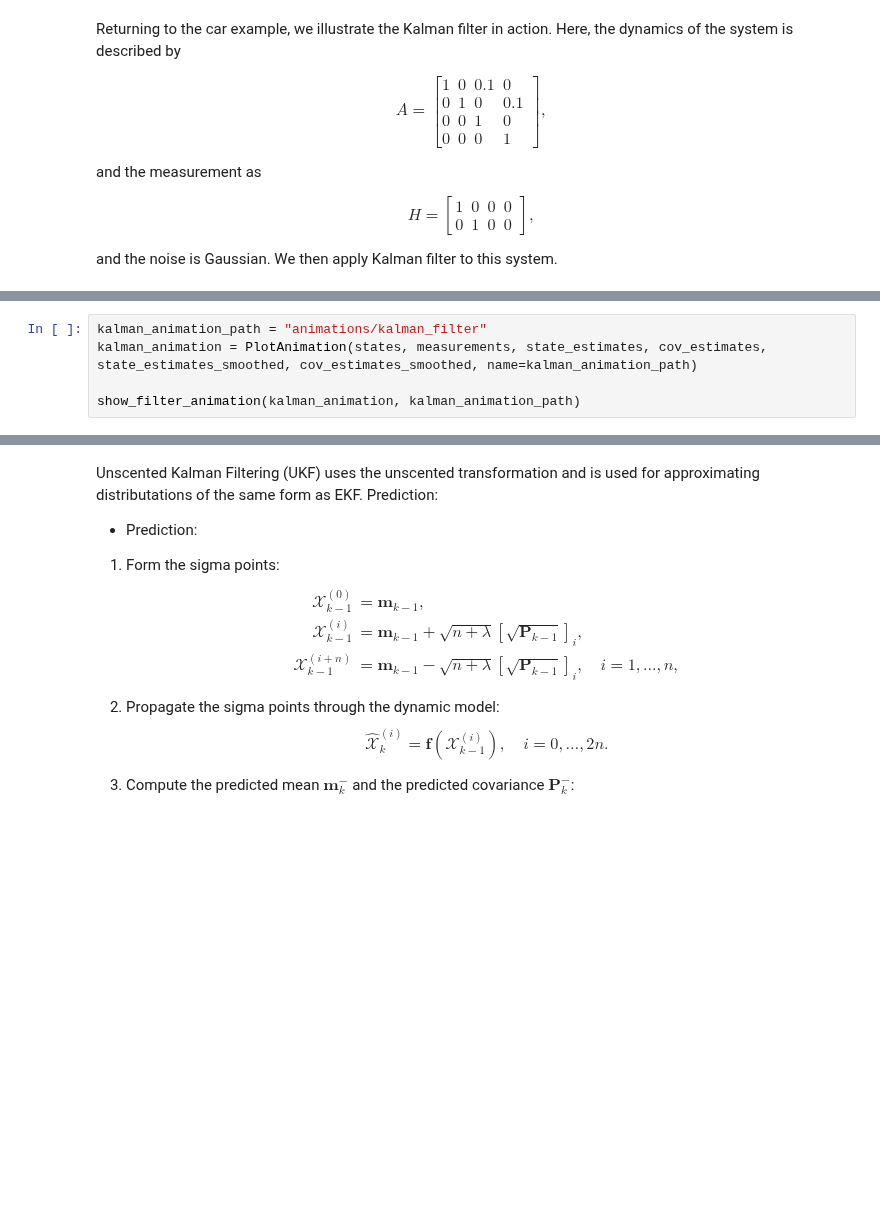
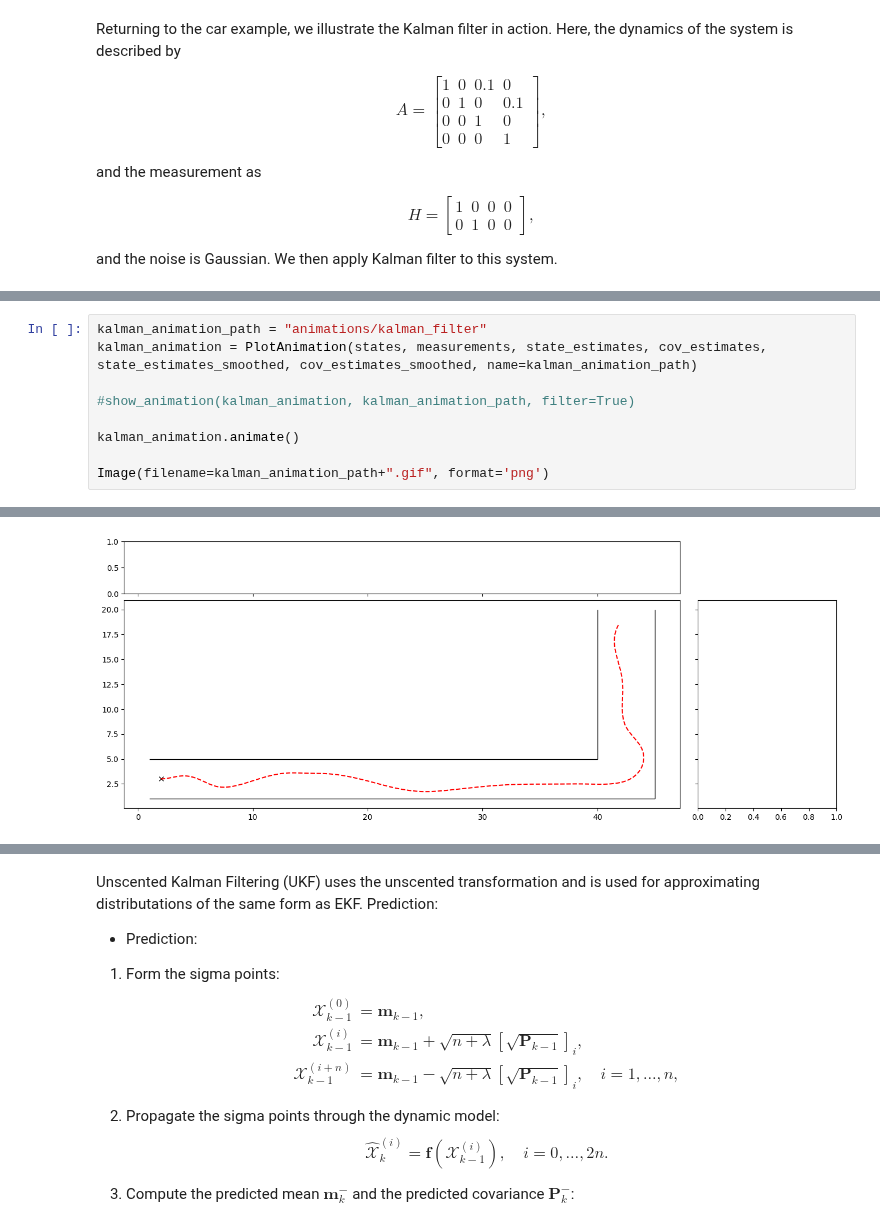
Before and after one commit to AndersGMadsen/bayesian-state-space-models, a Jupyter notebook: Bayesian_filtering_and_smoothing.ipynb, the cells around one changed output, grey strips where cells are left out. Drawn from its saved outputs; the diff is of its cells as text; blank space fills up the shorter version.

Commit message:
fix animation bug

```diff
--- a/Bayesian_filtering_and_smoothing.ipynb
+++ b/Bayesian_filtering_and_smoothing.ipynb
@@ -124,5 +123,9 @@ visualize_filter_and_smoother(states, measurements, state_estimates, cov_estimat
 kalman_animation_path = "animations/kalman_filter"
 kalman_animation = PlotAnimation(states, measurements, state_estimates, cov_estimates, state_estimates_smoothed, cov_estimates_smoothed, name=kalman_animation_path)
 
-show_filter_animation(kalman_animation, kalman_animation_path)
+#show_animation(kalman_animation, kalman_animation_path, filter=True)
+
+kalman_animation.animate()
+
+Image(filename=kalman_animation_path+".gif", format='png')
 # %% [output]
@@ -129,0 +132 @@ show_filter_animation(kalman_animation, kalman_animation_path)
+[figure, added]
```
Also changed, not shown: parts of 17 cells of this notebook, 1 other file.
